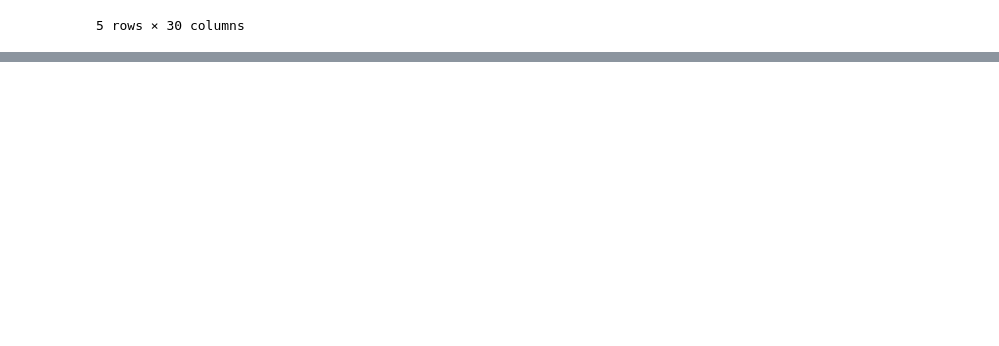
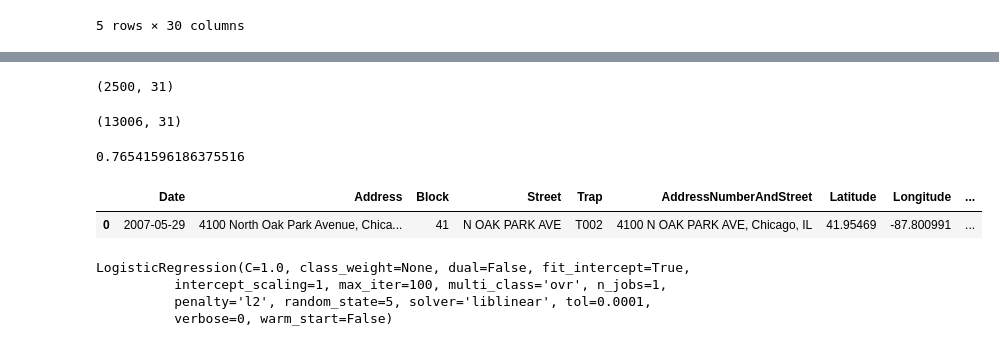
Before and after one commit to YuliaGoryachev/Kaggle_Nile, a Jupyter notebook: west_nile/src/measurement_locations.ipynb, the cells around one changed output, grey strips where cells are left out. Cells and saved outputs as stored; diff of their text form; code cells hidden in the pictures; blank space fills up the shorter version.

```diff
--- a/west_nile/src/measurement_locations.ipynb
+++ b/west_nile/src/measurement_locations.ipynb
@@ -344,0 +516,2 @@ df_final.to_csv('Nile_West.csv', encoding="utf-8")
+# %%
+df_final1.Was_Spray = df_final1.Was_Spray.fillna(0)
@@ -344,0 +538,25 @@ df_final.to_csv('Nile_West.csv', encoding="utf-8")
+# %%
+#resampling with replacement
+from sklearn.utils import resample
+test = df_final1.loc[df_final1.WnvPresent==1,:]
+# %%
+test = resample(test, n_samples=2500, replace = True, random_state=0)#we want to have 30% of ones
+# %%
+test.shape
+# %% [output]
+(2500, 31)
+# %%
+df_final1 = df_final1.append(test,ignore_index=True)
+# %%
+df_final1.shape
+# %% [output]
+(13006, 31)
+# %%
+df_final1.WnvPresent.value_counts()[0]/len(df_final1)
+# %% [output]
+0.76541596186375516
+# %%
+df_final1.head(1)
+# %% [output]
+|  | Date | Address | Block | Street | Trap | AddressNumberAndStreet | Latitude | Longitude | ... |
+| 0 | 2007-05-29 | 4100 North Oak Park Avenue, Chica... | 41 | N OAK PARK AVE | T002 | 4100 N OAK PARK AVE, Chicago, IL | 41.95469 | -87.800991 | ... |
@@ -344,0 +572,8 @@ df_final.to_csv('Nile_West.csv', encoding="utf-8")
+# %%
+logreg = LogisticRegression(random_state=5)
+logreg.fit(X_train, y_train)
+# %% [output]
+LogisticRegression(C=1.0, class_weight=None, dual=False, fit_intercept=True,
+          intercept_scaling=1, max_iter=100, multi_class='ovr', n_jobs=1,
+          penalty='l2', random_state=5, solver='liblinear', tol=0.0001,
+          verbose=0, warm_start=False)
```
Also changed, not shown: parts of 42 cells of this notebook, 1 other file.
